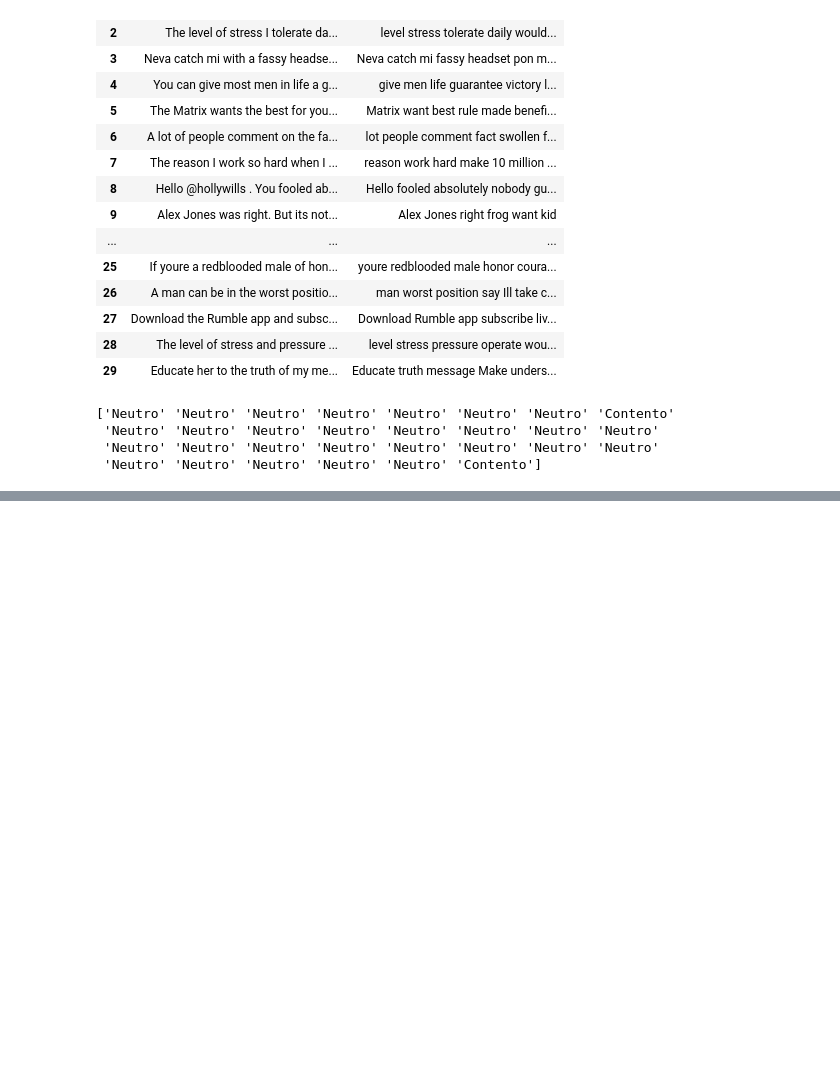
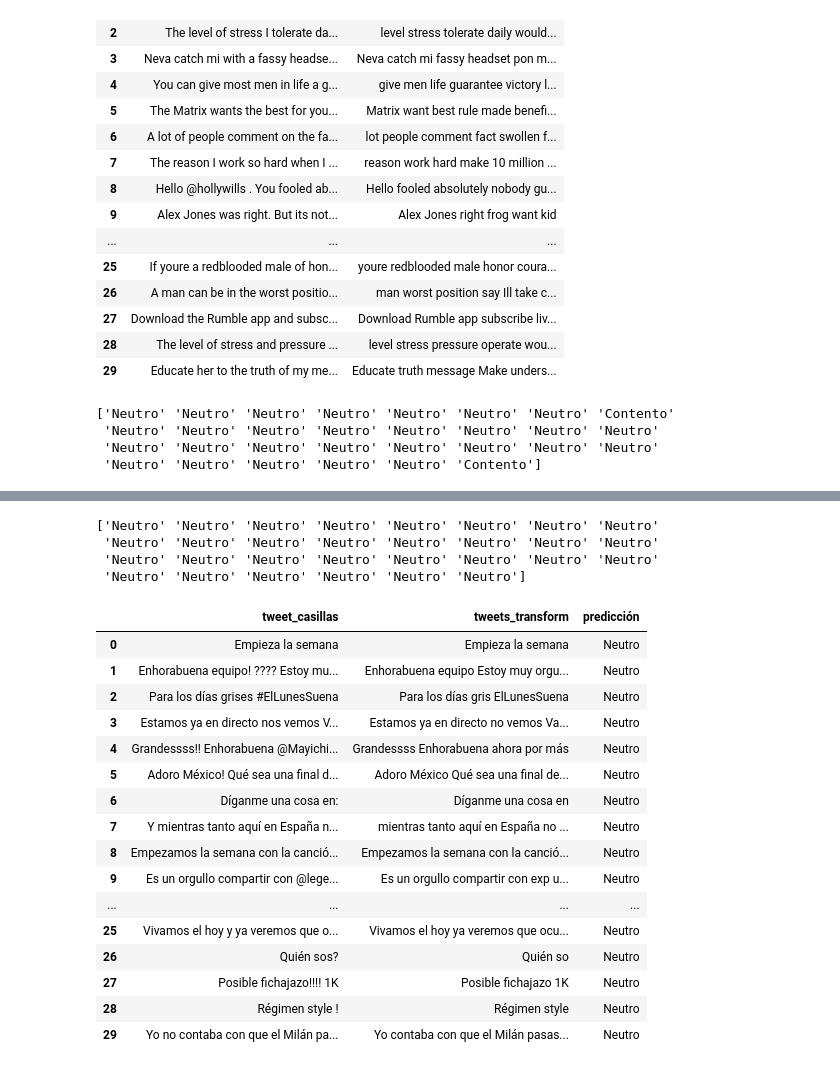
Before and after one commit to Antonio23337/Analisis-Sentimientos, a Jupyter notebook: recopilar_tweets.ipynb, the cells around one changed output, grey strips where cells are left out. Drawn from its saved outputs; the diff is of its cells as text; code cells hidden in the pictures; blank space fills up the shorter version.

```diff
--- a/recopilar_tweets.ipynb
+++ b/recopilar_tweets.ipynb
@@ -471,0 +498,3 @@ print(prediccion_andrew)
+# %%
+tweets_casillas = pd.read_csv('tweets_ikercasillas_correcto.csv', names=['tweet_casillas'], encoding= 'unicode_escape')
+tweets_casillas.head(30)
@@ -471,0 +521,3 @@ print(prediccion_andrew)
+# %%
+tweets_casillas['tweets_transform'] = tweets_casillas['tweet_casillas'].apply(limpiar_texto)
+tweets_casillas
@@ -471,0 +542,33 @@ print(prediccion_andrew)
+# %%
+atributos_casillas = tweets_casillas['tweets_transform']
+vector_casillas = TfidfVectorizer()
+atributo_casillas = vector.transform(atributos_casillas)
+# %%
+prediccion_casillas = clasif_CART.predict(atributo_casillas)
+print(prediccion_casillas)
+# %% [output]
+['Neutro' 'Neutro' 'Neutro' 'Neutro' 'Neutro' 'Neutro' 'Neutro' 'Neutro'
+ 'Neutro' 'Neutro' 'Neutro' 'Neutro' 'Neutro' 'Neutro' 'Neutro' 'Neutro'
+ 'Neutro' 'Neutro' 'Neutro' 'Neutro' 'Neutro' 'Neutro' 'Neutro' 'Neutro'
+ 'Neutro' 'Neutro' 'Neutro' 'Neutro' 'Neutro' 'Neutro']
+# %%
+tweets_casillas['predicción'] = prediccion_casillas
+tweets_casillas
+# %% [output]
+|  | tweet_casillas | tweets_transform | predicción |
+| 0 | Empieza la semana | Empieza la semana | Neutro |
+| 1 | Enhorabuena equipo! ???? Estoy mu... | Enhorabuena equipo Estoy muy orgu... | Neutro |
+| 2 | Para los días grises #ElLunesSuena | Para los días gris ElLunesSuena | Neutro |
+| 3 | Estamos ya en directo nos vemos V... | Estamos ya en directo no vemos Va... | Neutro |
+| 4 | Grandessss!! Enhorabuena @Mayichi... | Grandessss Enhorabuena ahora por más | Neutro |
+| 5 | Adoro México! Qué sea una final d... | Adoro México Qué sea una final de... | Neutro |
+| 6 | Díganme una cosa en: | Díganme una cosa en | Neutro |
+| 7 | Y mientras tanto aquí en España n... | mientras tanto aquí en España no ... | Neutro |
+| 8 | Empezamos la semana con la canció... | Empezamos la semana con la canció... | Neutro |
+| 9 | Es un orgullo compartir con @lege... | Es un orgullo compartir con exp u... | Neutro |
+| ... | ... | ... | ... |
+| 25 | Vivamos el hoy y ya veremos que o... | Vivamos el hoy ya veremos que ocu... | Neutro |
+| 26 | Quién sos? | Quién so | Neutro |
+| 27 | Posible fichajazo!!!! 1K | Posible fichajazo 1K | Neutro |
+| 28 | Régimen style ! | Régimen style | Neutro |
+| 29 | Yo no contaba con que el Milán pa... | Yo contaba con que el Milán pasas... | Neutro |
```
Also changed, not shown: parts of 15 cells of this notebook, 3 other files.
